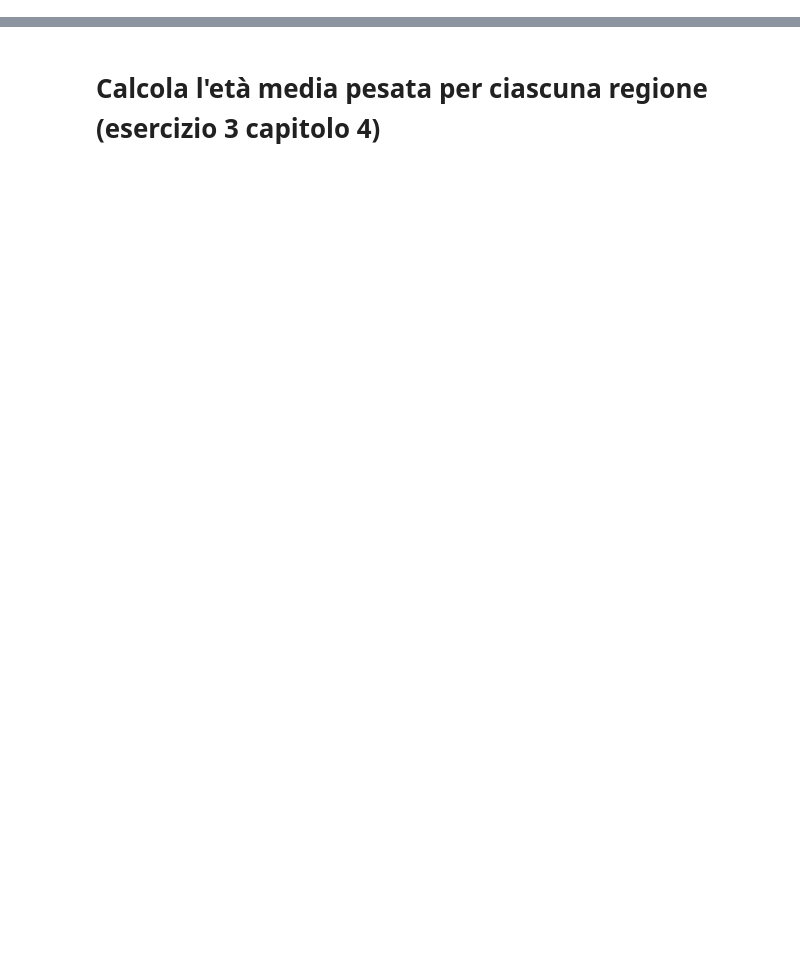
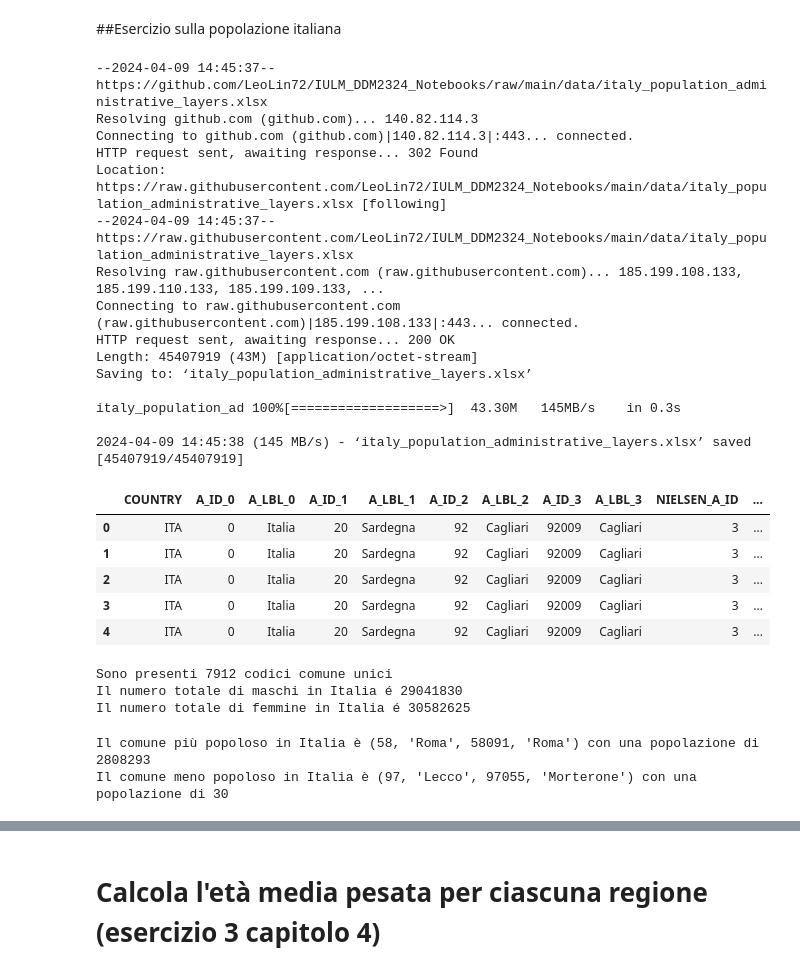
Before and after one commit to alesaccoia/IULM_DDM2324_Notebooks, a Jupyter notebook: 13_italy_population.ipynb, the cells around one changed output, grey strips where cells are left out. Drawn from its saved outputs; the diff is of its cells as text; code cells hidden in the pictures; blank space fills up the shorter version.

```diff
--- a/13_italy_population.ipynb
+++ b/13_italy_population.ipynb
@@ -1,15 +1,40 @@
 # %% [markdown]
 [![Open In Colab](https://colab.research.google.com/assets/colab-badge.svg)](https://colab.research.google.com/github/alesaccoia/IULM_DDM2324_Notebooks/blob/main/13_italy_population.ipynb)
+# %% [markdown]
+##Esercizio sulla popolazione italiana
 # %%
 import pandas as pd
 
+!wget "https://github.com/LeoLin72/IULM_DDM2324_Notebooks/raw/main/data/italy_population_administrative_layers.xlsx"
 # a.1
 # Carica il foglio "Raw Data" dal file fornito
-df = pd.read_excel("data/italy_population_administrative_layers.xlsx", sheet_name="Raw Data")
+df = pd.read_excel("italy_population_administrative_layers.xlsx", sheet_name="Raw Data")
 
 # Mostra le prime righe del dataset per comprendere la struttura dei dati
 # a.2
 df.head()
+# %% [output]
+--2024-04-09 14:45:37--  https://github.com/LeoLin72/IULM_DDM2324_Notebooks/raw/main/data/italy_population_administrative_layers.xlsx
+Resolving github.com (github.com)... 140.82.114.3
+Connecting to github.com (github.com)|140.82.114.3|:443... connected.
+HTTP request sent, awaiting response... 302 Found
+Location: https://raw.githubusercontent.com/LeoLin72/IULM_DDM2324_Notebooks/main/data/italy_population_administrative_layers.xlsx [following]
+--2024-04-09 14:45:37--  https://raw.githubusercontent.com/LeoLin72/IULM_DDM2324_Notebooks/main/data/italy_population_administrative_layers.xlsx
+Resolving raw.githubusercontent.com (raw.githubusercontent.com)... 185.199.108.133, 185.199.110.133, 185.199.109.133, ...
+Connecting to raw.githubusercontent.com (raw.githubusercontent.com)|185.199.108.133|:443... connected.
+HTTP request sent, awaiting response... 200 OK
+Length: 45407919 (43M) [application/octet-stream]
+Saving to: ‘italy_population_administrative_layers.xlsx’
+
+italy_population_ad 100%[===================>]  43.30M   145MB/s    in 0.3s
+
+2024-04-09 14:45:38 (145 MB/s) - ‘italy_population_administrative_layers.xlsx’ saved [45407919/45407919]
+|  | COUNTRY | A_ID_0 | A_LBL_0 | A_ID_1 | A_LBL_1 | A_ID_2 | A_LBL_2 | A_ID_3 | A_LBL_3 | NIELSEN_A_ID | ... |
+| 0 | ITA | 0 | Italia | 20 | Sardegna | 92 | Cagliari | 92009 | Cagliari | 3 | ... |
+| 1 | ITA | 0 | Italia | 20 | Sardegna | 92 | Cagliari | 92009 | Cagliari | 3 | ... |
+| 2 | ITA | 0 | Italia | 20 | Sardegna | 92 | Cagliari | 92009 | Cagliari | 3 | ... |
+| 3 | ITA | 0 | Italia | 20 | Sardegna | 92 | Cagliari | 92009 | Cagliari | 3 | ... |
+| 4 | ITA | 0 | Italia | 20 | Sardegna | 92 | Cagliari | 92009 | Cagliari | 3 | ... |
 # %%
 #a.3
 df = df[df['Eta'] != 999]
@@ -23,6 +48,10 @@ total_males = df['Totale Maschi'].sum()
 total_females = df['Totale Femmine'].sum()
 print(f"Il numero totale di maschi in Italia é {total_males}")
 print(f"Il numero totale di femmine in Italia é {total_females}")
+# %% [output]
+Sono presenti 7912 codici comune unici
+Il numero totale di maschi in Italia é 29041830
+Il numero totale di femmine in Italia é 30582625
 # %%
 # b.3
 grouped = df.groupby(['A_ID_2', 'A_LBL_2', 'A_ID_3', 'A_LBL_3'])['Totale'].sum()
@@ -35,6 +64,9 @@ lowest_population_value = grouped[lowest_population_comune]
 
 print(f"Il comune più popoloso in Italia è {highest_population_comune} con una popolazione di {highest_population_value}")
 print(f"Il comune meno popoloso in Italia è {lowest_population_comune} con una popolazione di {lowest_population_value}")
+# %% [output]
+Il comune più popoloso in Italia è (58, 'Roma', 58091, 'Roma') con una popolazione di 2808293
+Il comune meno popoloso in Italia è (97, 'Lecco', 97055, 'Morterone') con una popolazione di 30
 # %%
 # c.2
 import matplotlib.pyplot as plt
```
Also changed, not shown: parts of 5 cells of this notebook.
